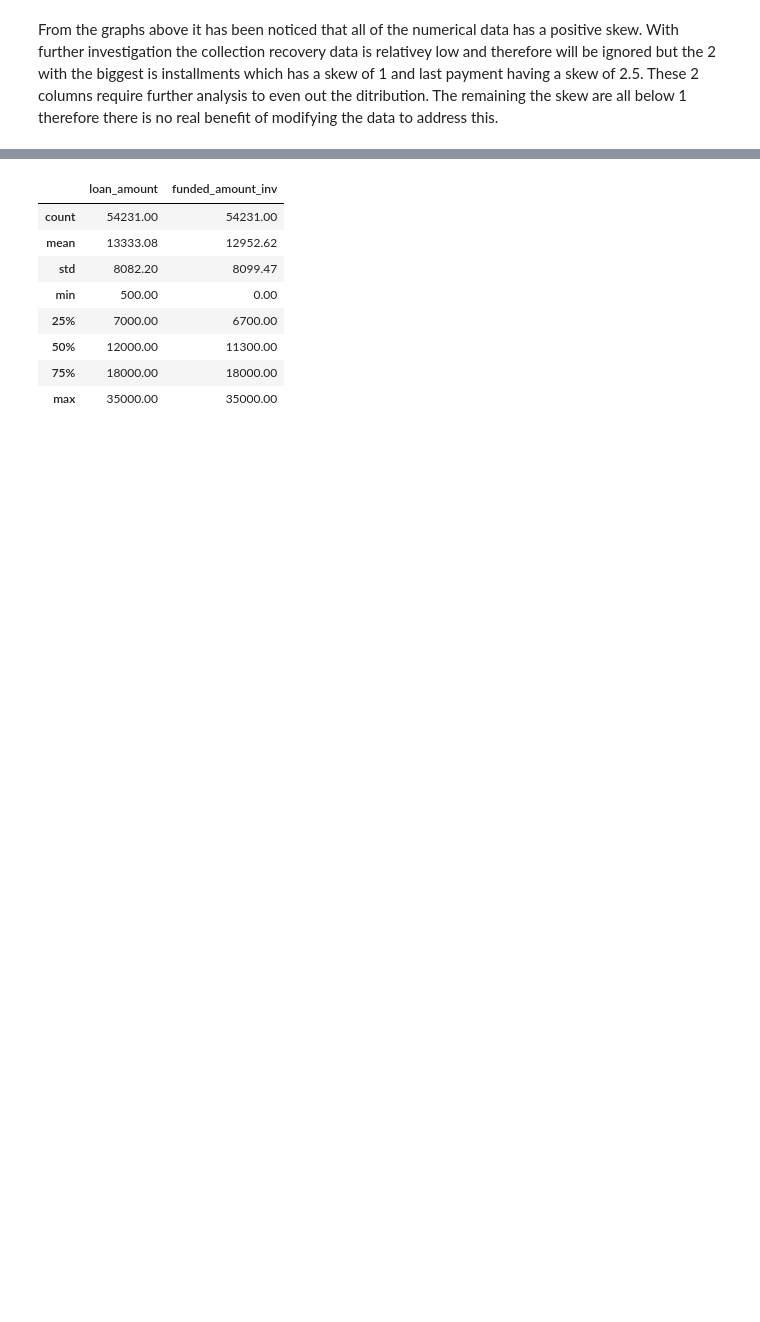
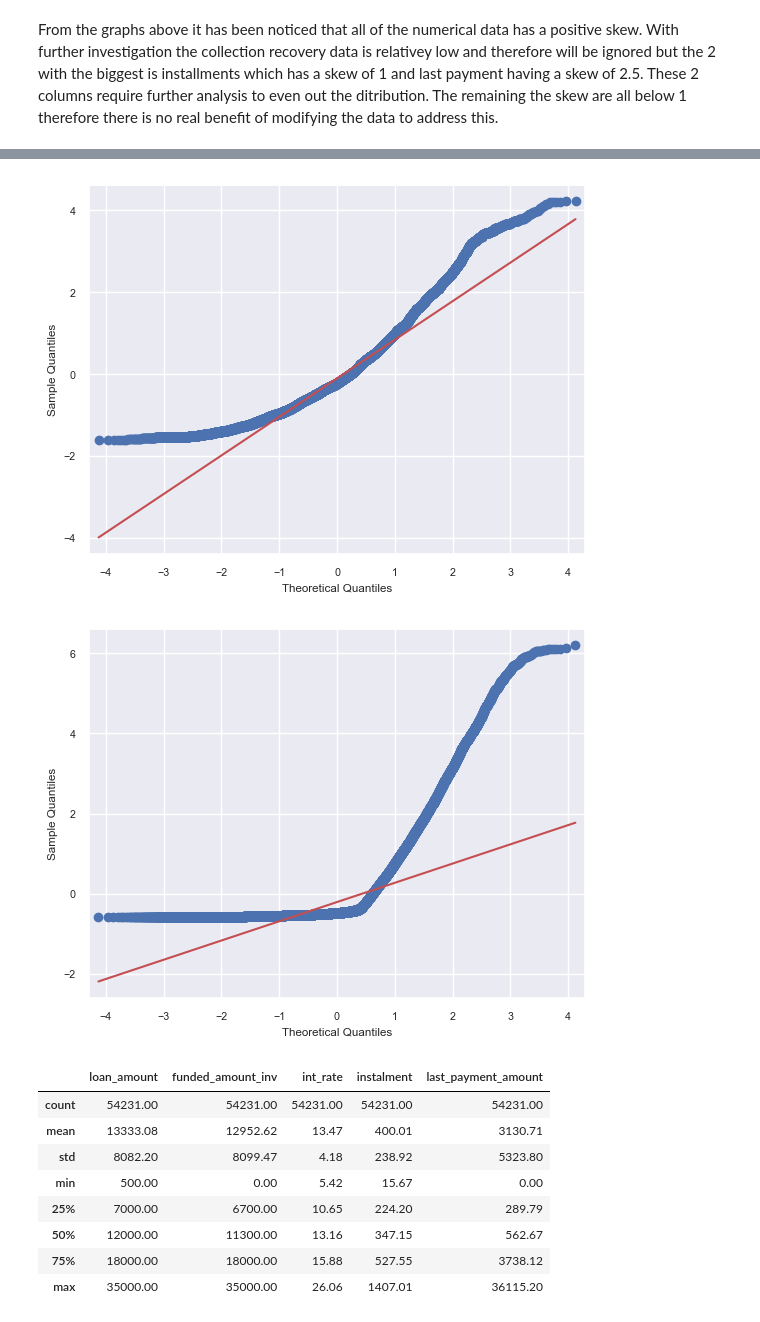
Before and after one commit to c2995509/EDA, a Jupyter notebook: data_analyse.ipynb, the cells around one changed output, grey strips where cells are left out. Drawn from its saved outputs; the diff is of its cells as text; code cells hidden in the pictures; blank space fills up the shorter version.

```diff
--- a/data_analyse.ipynb
+++ b/data_analyse.ipynb
@@ -177,11 +177,11 @@ qq_plot2 = qqplot(df['funded_amount_inv'] , scale=1 ,line='q', fit=True)
 plt.show()
 qq_plot3 = qqplot(df['int_rate'] , scale=1 ,line='q', fit=True)
 plt.show()
-qq_plot4 = qqplot(df['funded_amount_inv'] , scale=1 ,line='q', fit=True)
+qq_plot4 = qqplot(df['instalment'] , scale=1 ,line='q', fit=True)
 plt.show()
-qq_plot5 = qqplot(df['funded_amount_inv'] , scale=1 ,line='q', fit=True)
+qq_plot5 = qqplot(df['last_payment_amount'] , scale=1 ,line='q', fit=True)
 plt.show()
-df[['loan_amount','funded_amount_inv']].describe().round(2)
+df[['loan_amount','funded_amount_inv','int_rate','instalment','last_payment_amount']].describe().round(2)
 # %% [output]
 [figure]
 [figure]
@@ -188,12 +189,14 @@ df[['loan_amount','funded_amount_inv']].describe().round(2)
+[figure, added]
+[figure, added]
-|  | loan_amount | funded_amount_inv |
-| count | 54231.00 | 54231.00 |
-| mean | 13333.08 | 12952.62 |
-| std | 8082.20 | 8099.47 |
-| min | 500.00 | 0.00 |
-| 25% | 7000.00 | 6700.00 |
-| 50% | 12000.00 | 11300.00 |
-| 75% | 18000.00 | 18000.00 |
-| max | 35000.00 | 35000.00 |
+|  | loan_amount | funded_amount_inv | int_rate | instalment | last_payment_amount |
+| count | 54231.00 | 54231.00 | 54231.00 | 54231.00 | 54231.00 |
+| mean | 13333.08 | 12952.62 | 13.47 | 400.01 | 3130.71 |
+| std | 8082.20 | 8099.47 | 4.18 | 238.92 | 5323.80 |
+| min | 500.00 | 0.00 | 5.42 | 15.67 | 0.00 |
+| 25% | 7000.00 | 6700.00 | 10.65 | 224.20 | 289.79 |
+| 50% | 12000.00 | 11300.00 | 13.16 | 347.15 | 562.67 |
+| 75% | 18000.00 | 18000.00 | 15.88 | 527.55 | 3738.12 |
+| max | 35000.00 | 35000.00 | 26.06 | 1407.01 | 36115.20 |
 # %%
 
 boxcox_loan = df["loan_amount"]
```
Also changed, not shown: parts of 16 cells of this notebook, 5 other files.
